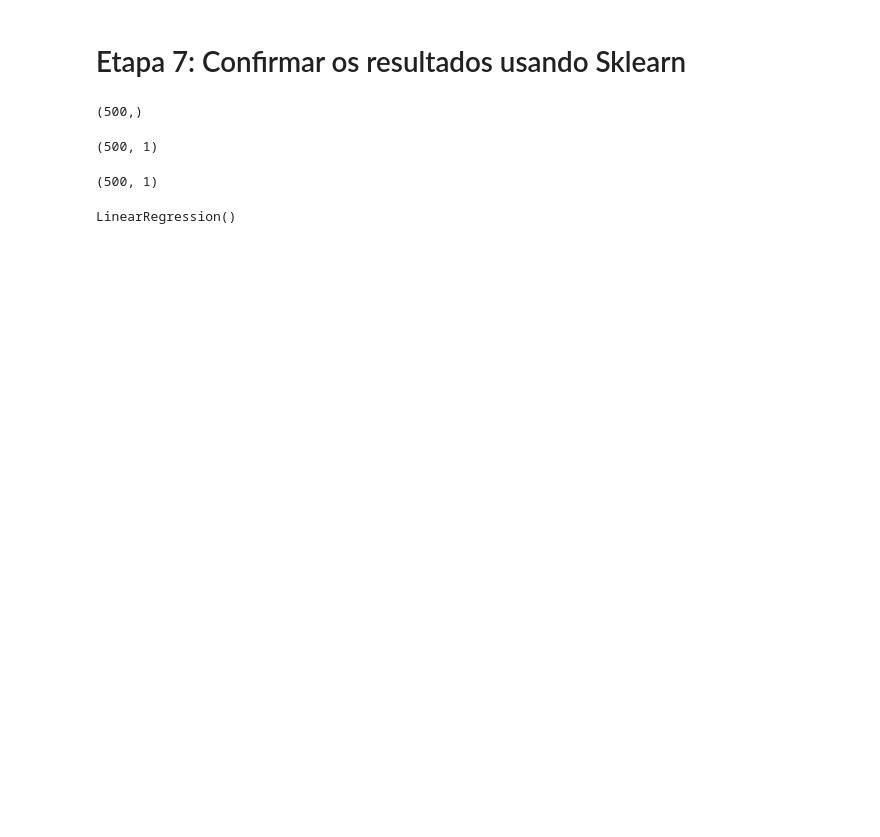
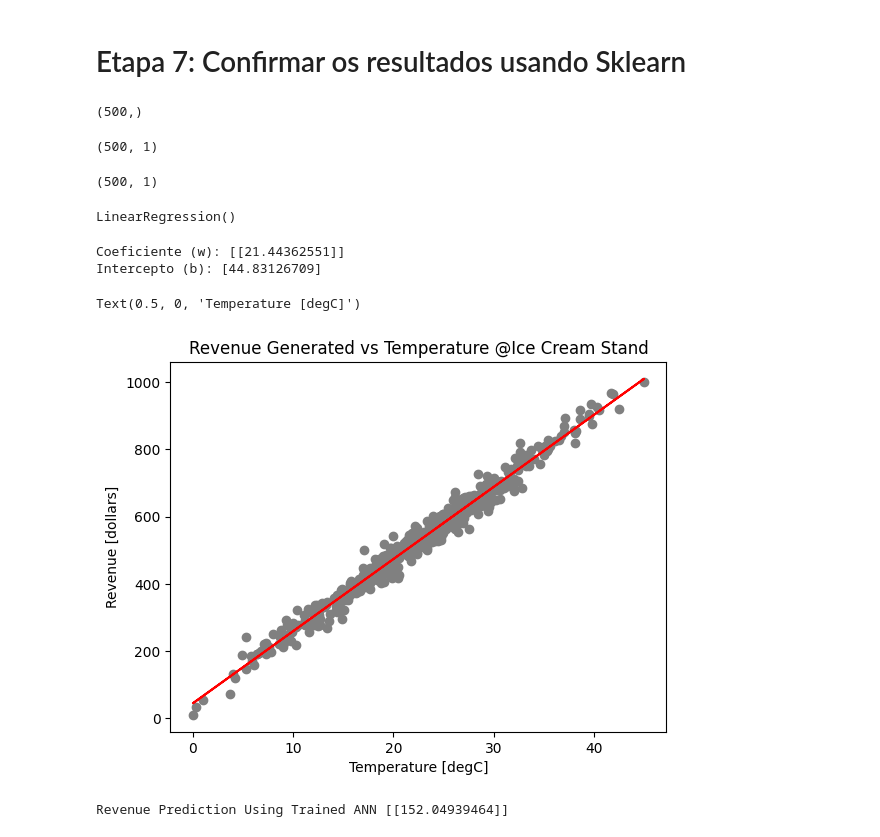
Before and after one commit to DuarteVn/profit_prediction, a Jupyter notebook: Previsão_de_Lucros.ipynb, the cells around one changed output. Saved outputs shown, nothing was run; the diff lists cells and outputs as text; code cells hidden in the pictures; blank space fills up the shorter version.

```diff
--- a/Previsão_de_Lucros.ipynb
+++ b/Previsão_de_Lucros.ipynb
@@ -211,3 +211,25 @@ regressor = LinearRegression()
 regressor.fit(x_train, y_train)
 # %% [output]
 LinearRegression()
+# %%
+#Coeficiente e BIAS
+print("Coeficiente (w):", regressor.coef_)
+print("Intercepto (b):", regressor.intercept_)
+# %% [output]
+Coeficiente (w): [[21.44362551]]
+Intercepto (b): [44.83126709]
+# %%
+plt.scatter(x_train, y_train, color = 'gray')
+plt.plot(x_train, regressor.predict(x_train), color='red')
+plt.title('Revenue Generated vs Temperature @Ice Cream Stand')
+plt.ylabel('Revenue [dollars]')
+plt.xlabel('Temperature [degC]')
+# %% [output]
+Text(0.5, 0, 'Temperature [degC]')
+[figure, added]
+# %%
+temp = 5
+revenue = regressor.predict(np.array([[temp]])) # Convert temp to a NumPy array
+print("Revenue Prediction Using Trained ANN", revenue)
+# %% [output]
+Revenue Prediction Using Trained ANN [[152.04939464]]
```
Also changed, not shown: parts of 5 cells of this notebook.
